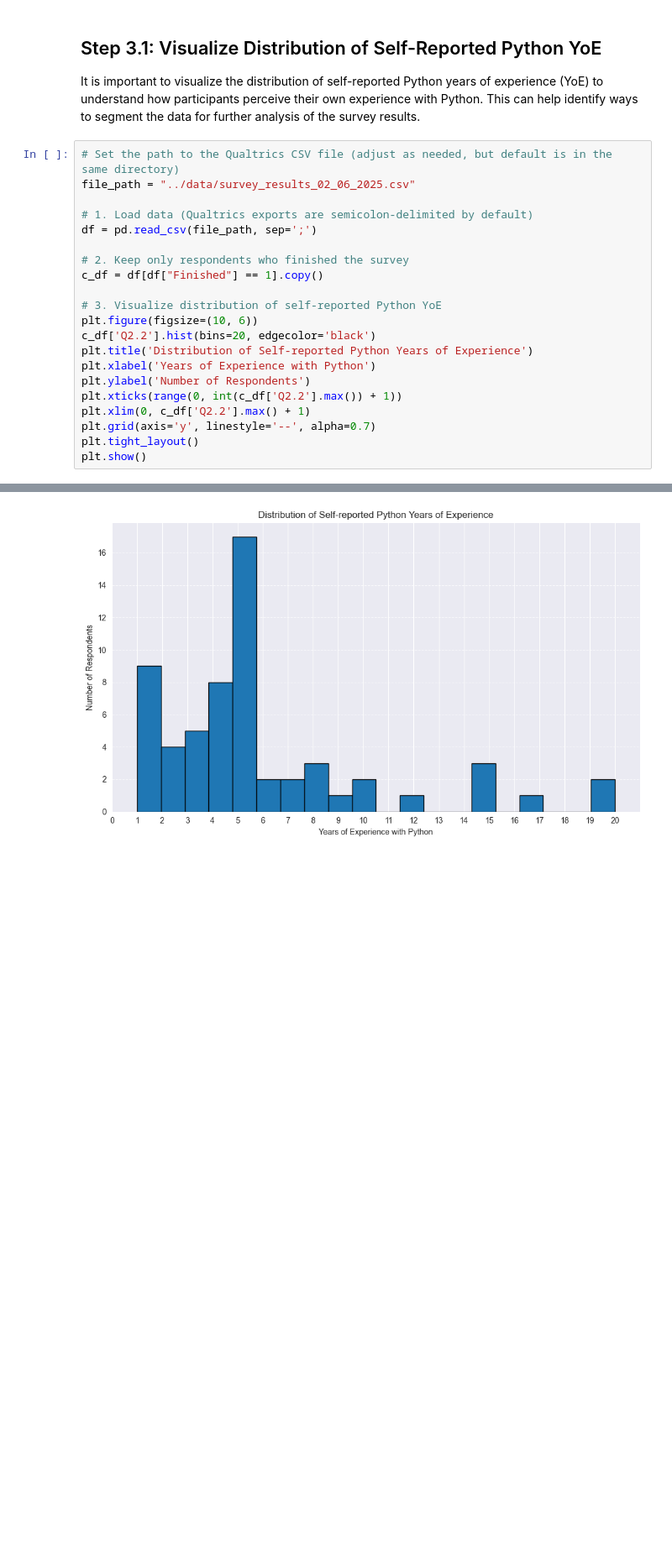
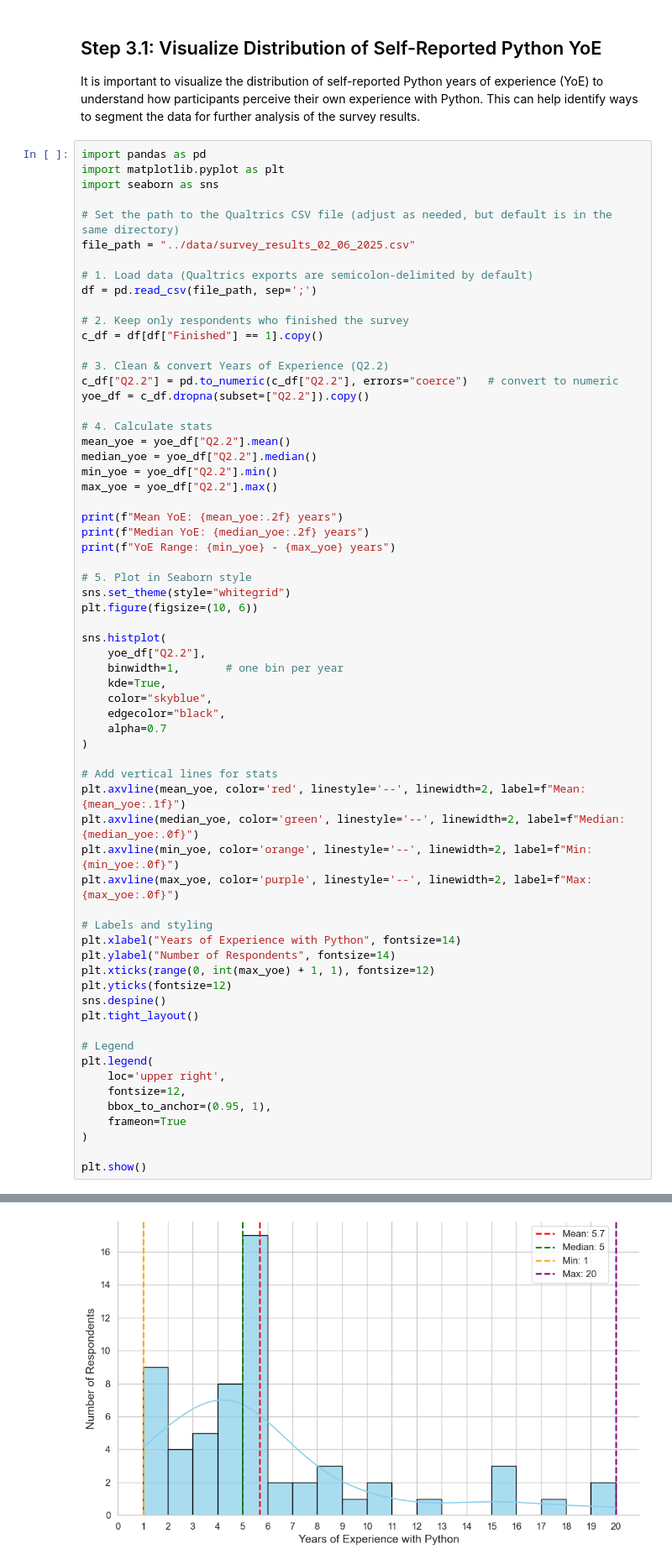
Before and after one commit to alemoraru/exceed-python-skill-assessment, a Jupyter notebook: notebooks/03_visualization.ipynb, the cells around one changed output, grey strips where cells are left out. Shown: that part at 84% size. Drawn from its saved outputs; the diff is of its cells as text; blank space fills up the shorter version.

```diff
--- a/notebooks/03_visualization.ipynb
+++ b/notebooks/03_visualization.ipynb
@@ -99,24 +99,67 @@ plt.show()
 
 It is important to visualize the distribution of self-reported Python years of experience (YoE) to understand how participants perceive their own experience with Python. This can help identify ways to segment the data for further analysis of the survey results.
 # %%
+import pandas as pd
+import matplotlib.pyplot as plt
+import seaborn as sns
+
 # Set the path to the Qualtrics CSV file (adjust as needed, but default is in the same directory)
 file_path = "../data/survey_results_02_06_2025.csv"
 
-# 1. Load data (Qualtrics exports are semicolon‑delimited by default)
+# 1. Load data (Qualtrics exports are semicolon-delimited by default)
 df = pd.read_csv(file_path, sep=';')
 
 # 2. Keep only respondents who finished the survey
 c_df = df[df["Finished"] == 1].copy()
 
-# 3. Visualize distribution of self-reported Python YoE
+# 3. Clean & convert Years of Experience (Q2.2)
+c_df["Q2.2"] = pd.to_numeric(c_df["Q2.2"], errors="coerce")   # convert to numeric
+yoe_df = c_df.dropna(subset=["Q2.2"]).copy()
+
+# 4. Calculate stats
+mean_yoe = yoe_df["Q2.2"].mean()
+median_yoe = yoe_df["Q2.2"].median()
+min_yoe = yoe_df["Q2.2"].min()
+max_yoe = yoe_df["Q2.2"].max()
+
+print(f"Mean YoE: {mean_yoe:.2f} years")
+print(f"Median YoE: {median_yoe:.2f} years")
+print(f"YoE Range: {min_yoe} - {max_yoe} years")
+
+# 5. Plot in Seaborn style
+sns.set_theme(style="whitegrid")
 plt.figure(figsize=(10, 6))
-c_df['Q2.2'].hist(bins=20, edgecolor='black')
-plt.title('Distribution of Self-reported Python Years of Experience')
-plt.xlabel('Years of Experience with Python')
-plt.ylabel('Number of Respondents')
-plt.xticks(range(0, int(c_df['Q2.2'].max()) + 1))
-plt.xlim(0, c_df['Q2.2'].max() + 1)
-plt.grid(axis='y', linestyle='--', alpha=0.7)
+
+sns.histplot(
+    yoe_df["Q2.2"],
+    binwidth=1,       # one bin per year
+    kde=True,
+    color="skyblue",
+    edgecolor="black",
+    alpha=0.7
+)
+
+# Add vertical lines for stats
+plt.axvline(mean_yoe, color='red', linestyle='--', linewidth=2, label=f"Mean: {mean_yoe:.1f}")
+plt.axvline(median_yoe, color='green', linestyle='--', linewidth=2, label=f"Median: {median_yoe:.0f}")
+plt.axvline(min_yoe, color='orange', linestyle='--', linewidth=2, label=f"Min: {min_yoe:.0f}")
+plt.axvline(max_yoe, color='purple', linestyle='--', linewidth=2, label=f"Max: {max_yoe:.0f}")
+
+# Labels and styling
+plt.xlabel("Years of Experience with Python", fontsize=14)
+plt.ylabel("Number of Respondents", fontsize=14)
+plt.xticks(range(0, int(max_yoe) + 1, 1), fontsize=12)
+plt.yticks(fontsize=12)
+sns.despine()
 plt.tight_layout()
+
+# Legend
+plt.legend(
+    loc='upper right',
+    fontsize=12,
+    bbox_to_anchor=(0.95, 1),
+    frameon=True
+)
+
 plt.show()
 # %% [output]
@@ -123,4 +169,4 @@ plt.show()
-[figure, old version]
+[figure, new version]
 # %% [markdown]
 ## Step 3.2. Visualize Distribution of Self-Reported General Programming YoE
 # %%
```
Also changed, not shown: parts of 9 cells of this notebook, 5 other files.
